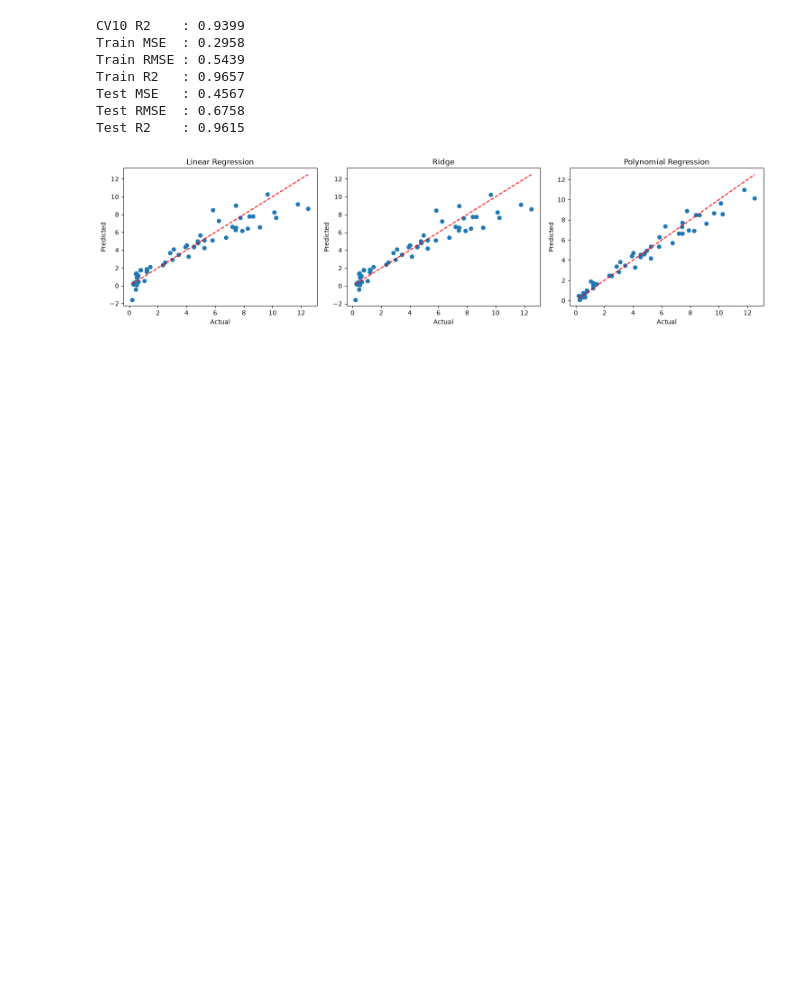
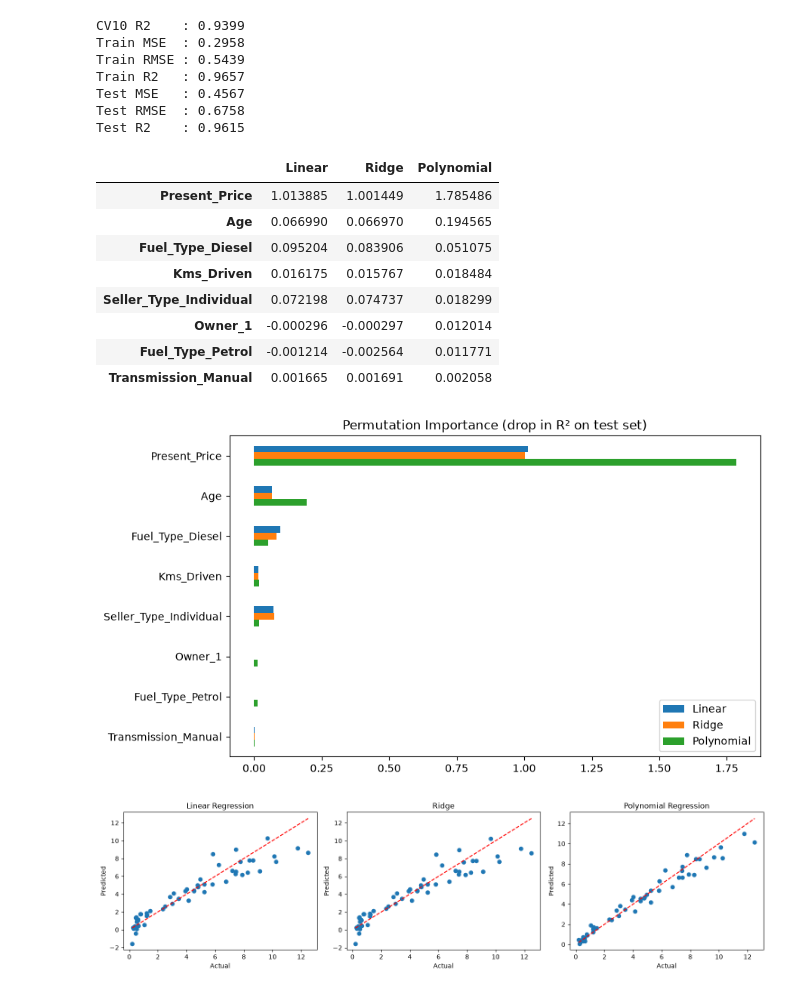
Before and after one commit to aghamohammadrafipardis-tech/CarPricePrediction, a Jupyter notebook: CarPrice (3).ipynb, the cells around one changed output. Drawn from its saved outputs; the diff is of its cells as text; code cells hidden in the pictures; blank space fills up the shorter version.

```diff
--- a/CarPrice (3).ipynb
+++ b/CarPrice (3).ipynb
@@ -270,6 +271,36 @@ Train R2   : 0.9657
 Test MSE   : 0.4567
 Test RMSE  : 0.6758
 Test R2    : 0.9615
+# %%
+models = {"Linear": lr, "Ridge": ridge, "Polynomial": poly_model}
+perm_results = {}
+
+for name, model in models.items():
+    r = permutation_importance(
+        model, X_test, y_test,
+        n_repeats=30, random_state=42, scoring="r2"
+    )
+    perm_results[name] = pd.Series(r.importances_mean, index=X.columns)
+
+perm_df = pd.DataFrame(perm_results).sort_values("Polynomial", ascending=False)
+display(perm_df)
+
+perm_df.plot.barh(figsize=(9, 5))
+plt.title("Permutation Importance (drop in R² on test set)")
+plt.gca().invert_yaxis()
+plt.tight_layout()
+plt.show()
+# %% [output]
+|  | Linear | Ridge | Polynomial |
+| Present_Price | 1.013885 | 1.001449 | 1.785486 |
+| Age | 0.066990 | 0.066970 | 0.194565 |
+| Fuel_Type_Diesel | 0.095204 | 0.083906 | 0.051075 |
+| Kms_Driven | 0.016175 | 0.015767 | 0.018484 |
+| Seller_Type_Individual | 0.072198 | 0.074737 | 0.018299 |
+| Owner_1 | -0.000296 | -0.000297 | 0.012014 |
+| Fuel_Type_Petrol | -0.001214 | -0.002564 | 0.011771 |
+| Transmission_Manual | 0.001665 | 0.001691 | 0.002058 |
+[figure, added]
 # %%
 fig, axes = plt.subplots(1, 3, figsize=(15, 4))
 
```
Also changed, not shown: parts of 1 cell of this notebook.
